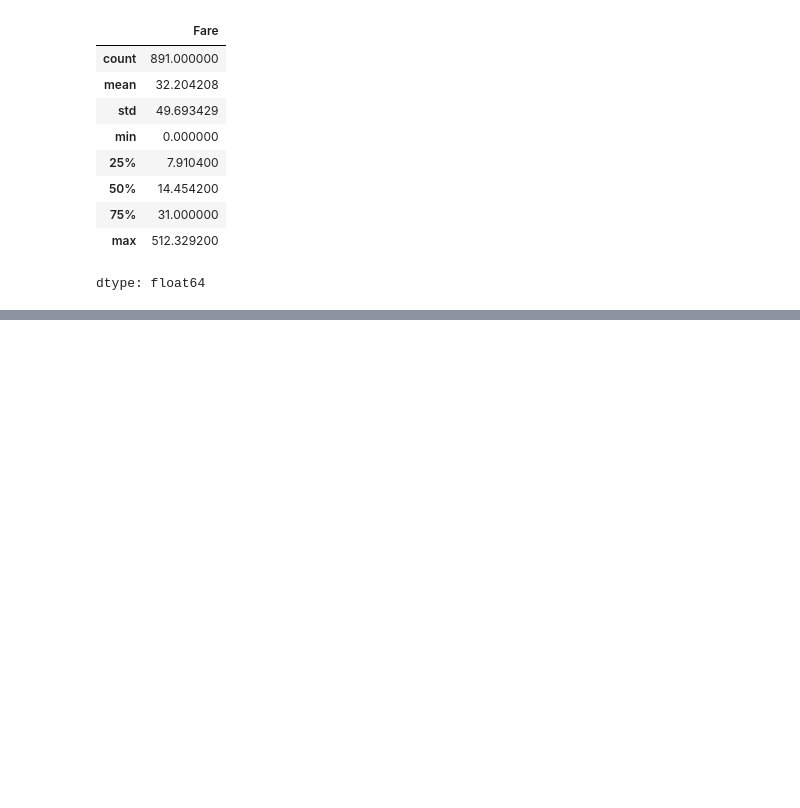
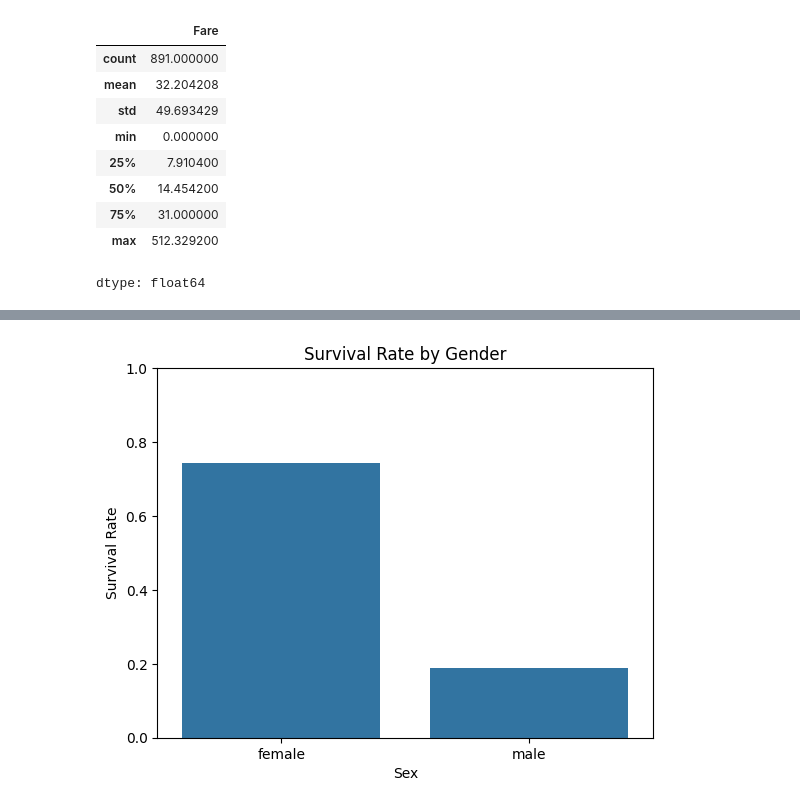
Before and after one commit to 2000031041-ShivaChary196/DATA6550-Visualization, a Jupyter notebook: Code/VShiva.ipynb, the cells around one changed output, grey strips where cells are left out. Cells and saved outputs as stored; diff of their text form; code cells hidden in the pictures; blank space fills up the shorter version.

```diff
--- a/Code/VShiva.ipynb
+++ b/Code/VShiva.ipynb
@@ -167,0 +174,13 @@ dtype: float64
+# %%
+gender_survival = train.groupby('Sex')['Survived'].mean().reset_index()
+
+plt.figure()
+sns.barplot(data=gender_survival, x='Sex', y='Survived')
+
+plt.title("Survival Rate by Gender")
+plt.ylabel("Survival Rate")
+plt.ylim(0, 1)
+
+plt.show()
+# %% [output]
+[figure, added]
```
Also changed, not shown: parts of 15 cells of this notebook.
